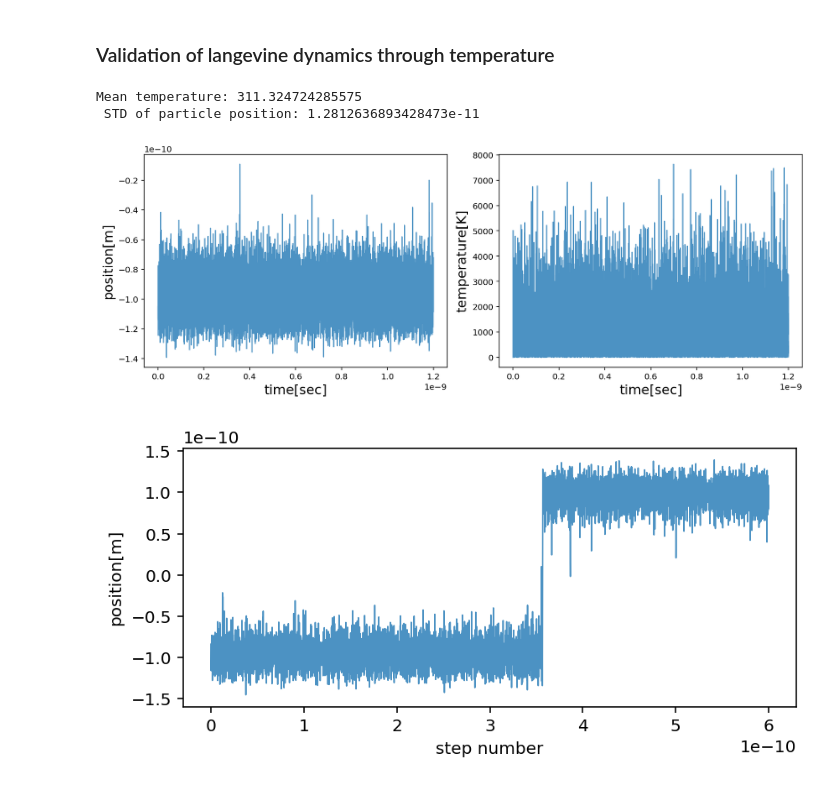
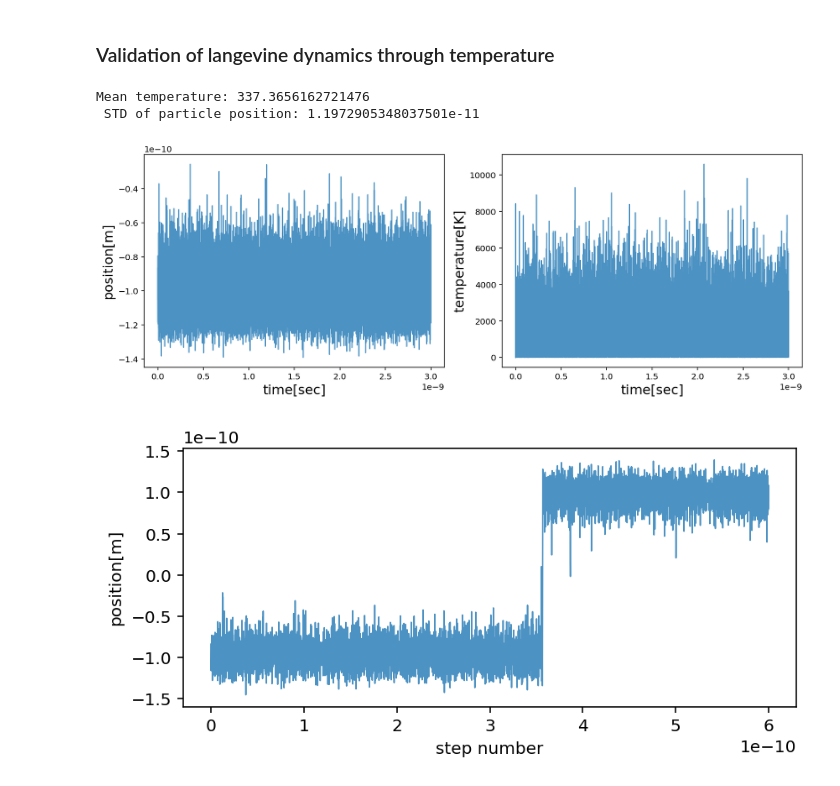
Before and after one commit to netanelbachar/metadynamic_final_project, a Jupyter notebook: ReportProjFinal.ipynb, the cells around one changed output. Cells and saved outputs as stored; diff of their text form; code cells hidden in the pictures.

Commit message:
graphs and writeup

```diff
--- a/ReportProjFinal.ipynb
+++ b/ReportProjFinal.ipynb
@@ -273,15 +280,15 @@ plt.xlabel('x[m]')
 plt.ylabel('potential[J]')
 plt.xlim(-1.6e-10, 1.6e-10)
 
-seeds = np.linspace(347, 937142, 10, dtype=int)
+seeds = np.linspace(347, 937142, 20, dtype=int)
 R = np.array([[-1.05e-10, 0.0, 0.0]]) # In meters
 mass = np.array([6.6335209e-26]) # Argon mass
 dt = 1.0e-15
 
-FES_wtm_five = list()
+FES_wtm = list()
 
 for seed in seeds:
-    sim = Simulation(dt=dt, L=5e-10, Nsteps=2000000, R=R, mass=mass, kind=["Ar"], ftype="DoubleWell", printfreq=1000,
+    sim = Simulation(dt=dt, L=5e-10, Nsteps=2000000, R=R, mass=mass, kind=["Ar"], ftype="DoubleWell", printfreq=100000,
                  NG=500, wtm=True, seed=seed)
     sim.runMeta(**{ "A": 4.11e20 , "B": 8.22 })
     R_wtm = sim.R_wtm
@@ -291,13 +298,13 @@ for seed in seeds:
     sim.__del__()
     reweight = np.exp(beta * (VG_wtm - ct_wtm))
     counts, bins = np.histogram(R_wtm, bins=100, weights = reweight)
-    FES_wtm_five.append((bins, counts))
+    FES_wtm.append((bins, counts))
 
-f = np.array([FES_wtm_five[0][1], FES_wtm_five[1][1], FES_wtm_five[2][1], FES_wtm_five[3][1], FES_wtm_five[4][1]])
+f = np.array([wtm[1] for wtm in FES_wtm])
 mean = np.mean(f, axis=0)
 std = np.std(f, axis=0)
 
-x = FES_wtm_five[0][0]
+x = FES_wtm[0][0]
 plt.errorbar(x[1:][mean!=0], -1/beta * np.log(mean[mean!=0]),
              yerr= (-1/beta * np.log(std[mean!=0])), errorevery=10, ecolor='red')
 
@@ -307,4 +314,4 @@ x = np.linspace(-1.55e-10, 1.55e-10, 1000)
 V = A*x**4 - B*x**2
 plt.plot(x, V)
 
-plt.savefig('Final/FES_mtw_10_2M.png', bbox_inches='tight')
+plt.savefig('Final/FES_mtw_20_2M.png', bbox_inches='tight')
@@ -478,41 +485,41 @@ ax2.set_ylabel('temperature[K]', fontsize=16)
 R = np.array([[-1.05e-10, 0.0, 0.0]]) # In meters
 mass = np.array([6.6335209e-26]) # Argon mass
 dt = 1.0e-15
-sim = Simulation(dt=dt, L=5e-10, Nsteps=1200000, R=R, mass=mass, kind=["Ar"], ftype="DoubleWell", printfreq=10,
-                 NG=10_000_000)
+sim = Simulation(dt=dt, L=5e-10, Nsteps=3000000, R=R, mass=mass, kind=["Ar"], ftype="DoubleWell", printfreq=10,
+                 NG=10_000_000) # NG is big so to not deposit a gaussian
 sim.runMeta(**{ "A": 4.11e20 , "B": 8.22 })
 sim.__del__()
 
 positions = list()
 with open('sim.xyz') as file:
     for line in file:
         if 'Step' in line:
             step = float(line.split()[1])
         if 'Ar' in line:
             positions.append([step*dt,float(line.split()[1])])
 positions = np.array(positions)
 x,y = positions.T
 ax1.plot(x,y, linewidth=1.2, linestyle='-', alpha=0.8)
 
 energies = list()
 with open('sim.log') as file:
     file.readline()
     for line in file:
         ener = line.split()
         kin, pot, tot = float(ener[1]), float(ener[2]), (float(ener[1])+float(ener[2]))
         energies.append([kin, pot, tot])
 energies = np.array(energies).T
 temperature = 2 * energies[0] / BOLTZMANN
 mean = np.mean(temperature[5:]) / 3 # since we used 3D
 ax2.plot(x, temperature, linewidth=1.2, linestyle='-', alpha=0.8)
 plt.tight_layout()
 print(f"Mean temperature: {mean}\n STD of particle position: {np.std(y)}")
 
-# plt.savefig('Final/Langevine.png', bbox_inches='tight')
+# plt.savefig('Final/Langevine3M.png', bbox_inches='tight')
 # %% [output]
-Mean temperature: 311.324724285575
- STD of particle position: 1.2812636893428473e-11
+Mean temperature: 337.3656162721476
+ STD of particle position: 1.1972905348037501e-11
-[figure, old version]
+[figure, new version]
 # %%
 from sim import Simulation
 import numpy as np
```
Also changed, not shown: parts of 17 cells of this notebook, 4 other files.
